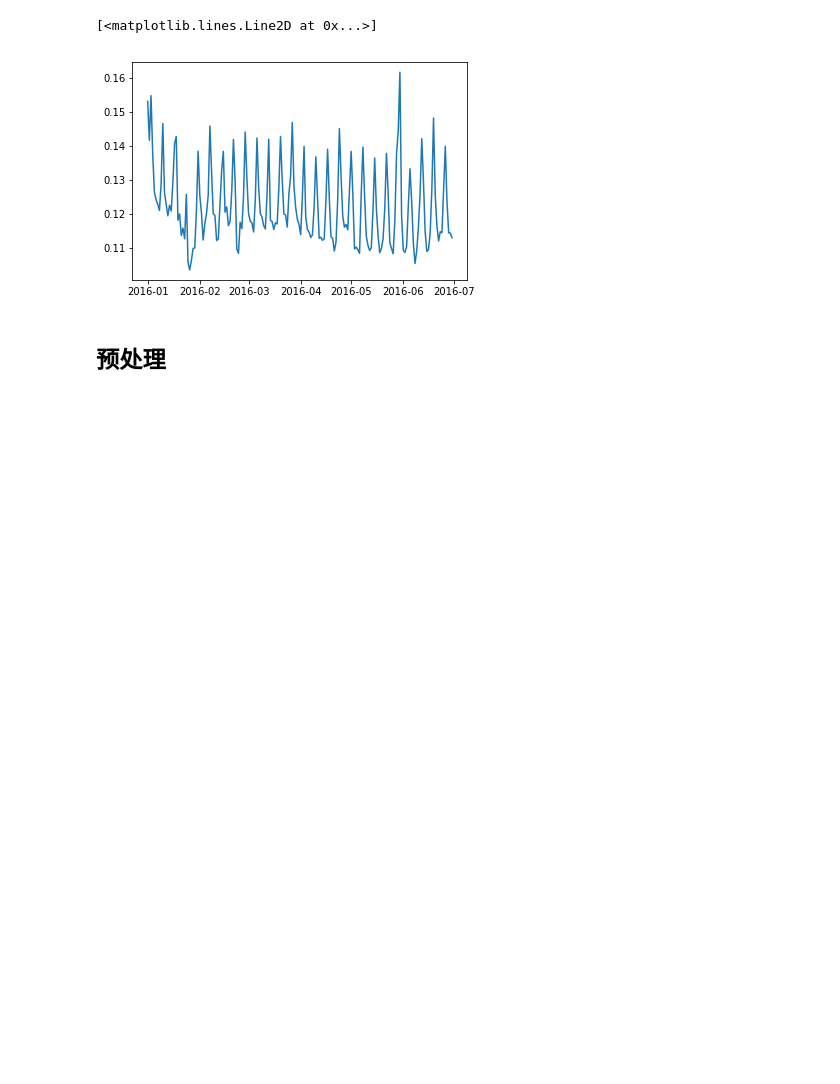
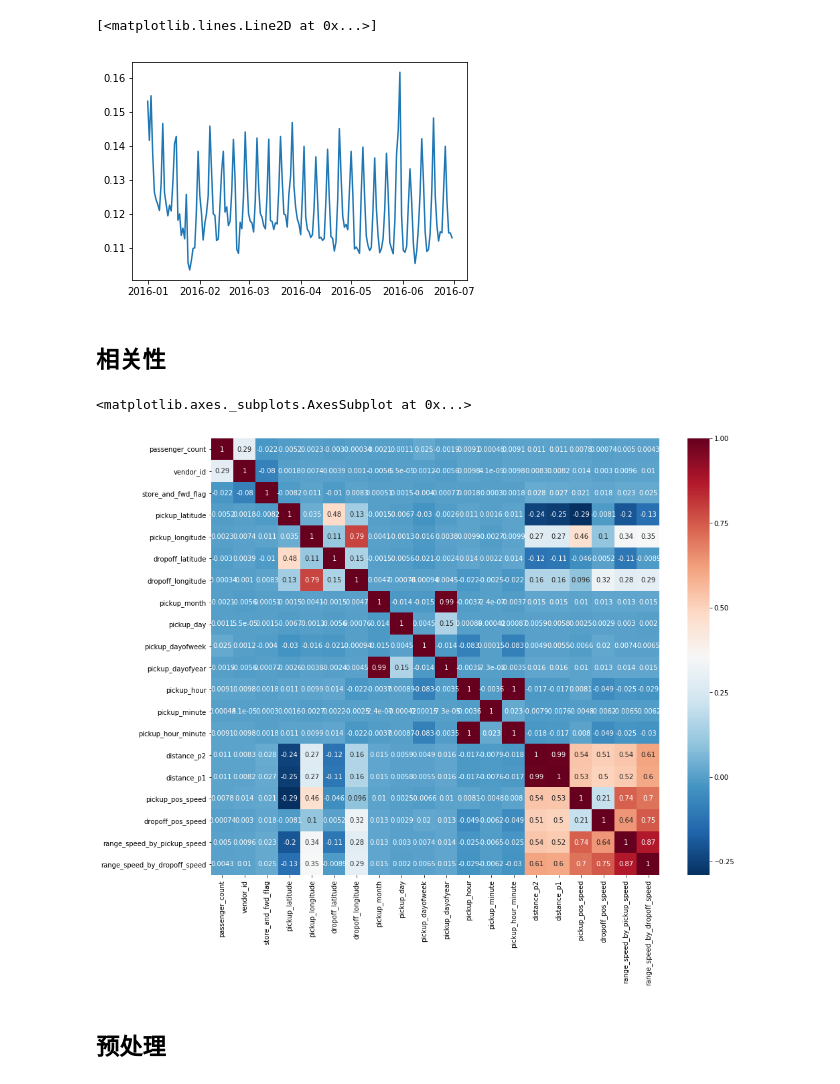
Before and after one commit to hahadsg/MyKaggle, a Jupyter notebook: nyc-taxi-trip-duration/solution.ipynb, the cells around one changed output. Cells and saved outputs as stored; diff of their text form; code cells hidden in the pictures; blank space fills up the shorter version.

```diff
--- a/nyc-taxi-trip-duration/solution.ipynb
+++ b/nyc-taxi-trip-duration/solution.ipynb
@@ -71,10 +71,14 @@ gen_datetime_feature('pickup')
 # gen_datetime_feature('dropoff') # 注意 这个不能用 下车时间是结果的一个信息
 # %% [markdown]
 * riding distance
-# %%
-get_distance = lambda x1, y1, x2, y2: np.sqrt((x1-x2)**2 + (y1-y2)**2)
-full_df['distance'] = get_distance(full_df['pickup_latitude'], full_df['pickup_longitude'], full_df['dropoff_latitude'], full_df['dropoff_longitude'])
-add_features('distance')
+# %%
+xy_distance = np.c_[
+    (full_df['dropoff_latitude'] - full_df['pickup_latitude']).values,
+    (full_df['dropoff_longitude'] - full_df['pickup_longitude']).values,
+]
+full_df['distance_p2'] = np.linalg.norm(xy_distance, 2, axis=1)
+full_df['distance_p1'] = np.linalg.norm(xy_distance, 1, axis=1)
+add_features(['distance_p2', 'distance_p1'])
 # %% [markdown]
 * pos(longitude/latitude) speed
 # %%
@@ -99,7 +103,8 @@ for posf in pos_feats:
     full_df['idx_'+posf] = idx_df.astype('int')
 # %%
 # 速度
-full_df['speed'] = (full_df['distance'] / full_df['trip_duration'] * 3000).clip(0, 1) # *3000方便查看 没有实际意义
+full_df['speed'] = (full_df['distance_p2'] / full_df['trip_duration'] * 3000).clip(0, 1) # *3000方便查看 没有实际意义
+full_df['speed_p1'] = (full_df['distance_p1'] / full_df['trip_duration'] * 3000).clip(0, 1) # *3000方便查看 没有实际意义
 # %%
 # 将df扩充至(0,max_index)和(0,max_columns)
 def get_dense_df(df, max_index, max_columns):
@@ -193,6 +244,15 @@ plt.plot(tdf.groupby(tdf['pickup_datetime'].dt.date)['speed'].mean())
 # %% [output]
 [<matplotlib.lines.Line2D at 0x...>]
 [figure]
+# %% [markdown]
+## 相关性
+# %%
+fig, ax = plt.subplots(1,1,figsize=(15,12))
+corr_df = full_df[feature_columns].corr()
+sns.heatmap(corr_df, annot=True, cmap=plt.cm.RdBu_r)
+# %% [output]
+<matplotlib.axes._subplots.AxesSubplot at 0x...>
+[figure, added]
 # %% [markdown]
 ## 预处理
 # %%
```
Also changed, not shown: parts of 7 cells of this notebook.
